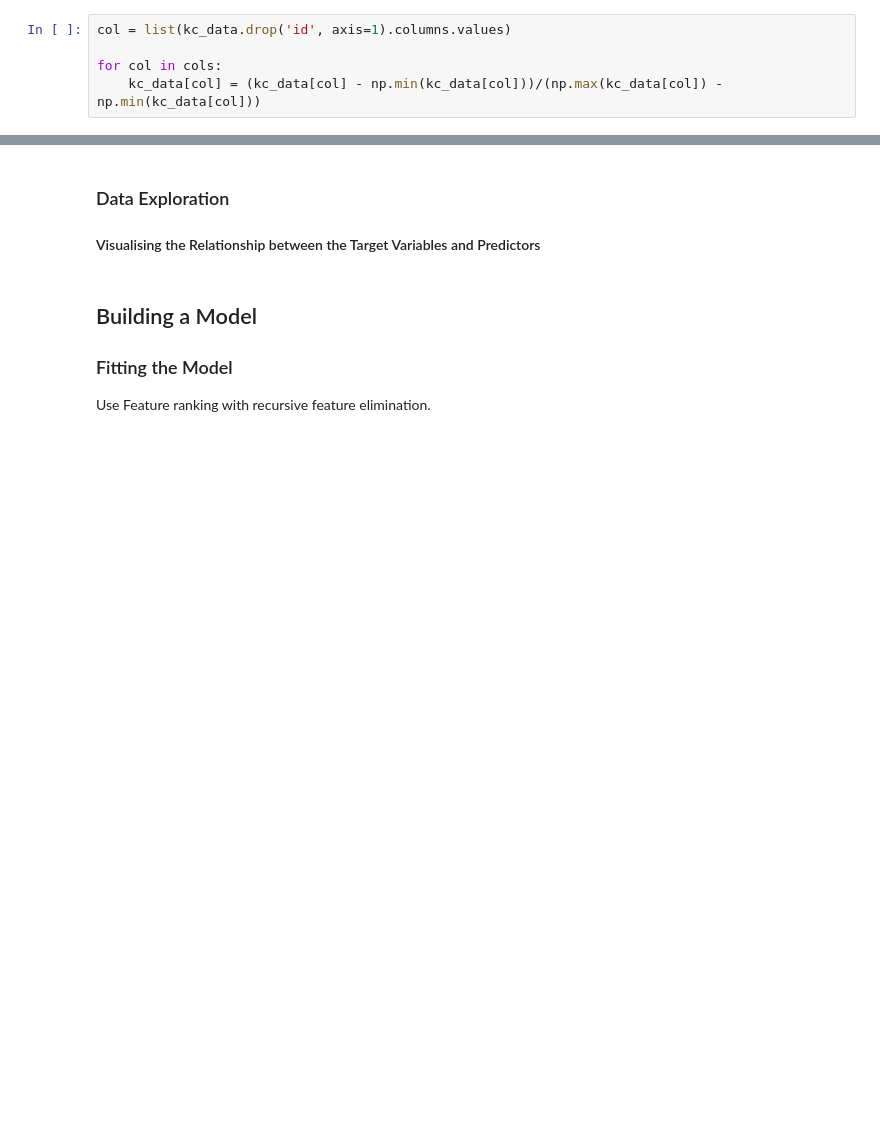
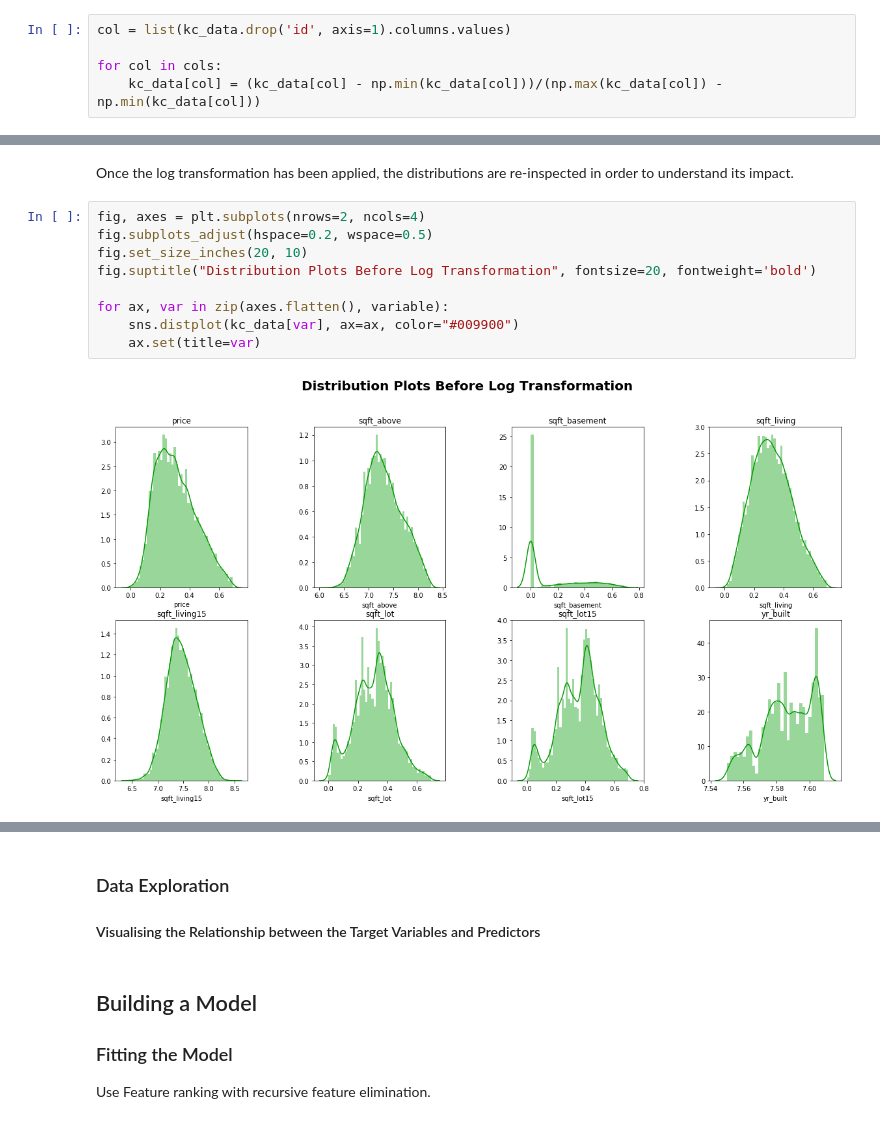
Before and after one commit to isobeldaley/dsc-v2-mod1-final-project-online-ds-ft-071519, a Jupyter notebook: student.ipynb, the cells around one changed output, grey strips where cells are left out. Saved outputs shown, nothing was run; the diff lists cells and outputs as text; blank space fills up the shorter version.

```diff
--- a/student.ipynb
+++ b/student.ipynb
@@ -421,0 +509,13 @@ sns.heatmap(abs(predictors.corr()), annot=True, cmap='coolwarm')
+# %% [markdown]
+Once the log transformation has been applied, the distributions are re-inspected in order to understand its impact.
+# %%
+fig, axes = plt.subplots(nrows=2, ncols=4)
+fig.subplots_adjust(hspace=0.2, wspace=0.5)
+fig.set_size_inches(20, 10)
+fig.suptitle("Distribution Plots Before Log Transformation", fontsize=20, fontweight='bold')
+
+for ax, var in zip(axes.flatten(), variable):
+    sns.distplot(kc_data[var], ax=ax, color="#009900")
+    ax.set(title=var)
+# %% [output]
+[figure, added]
```
Also changed, not shown: parts of 31 cells of this notebook.
